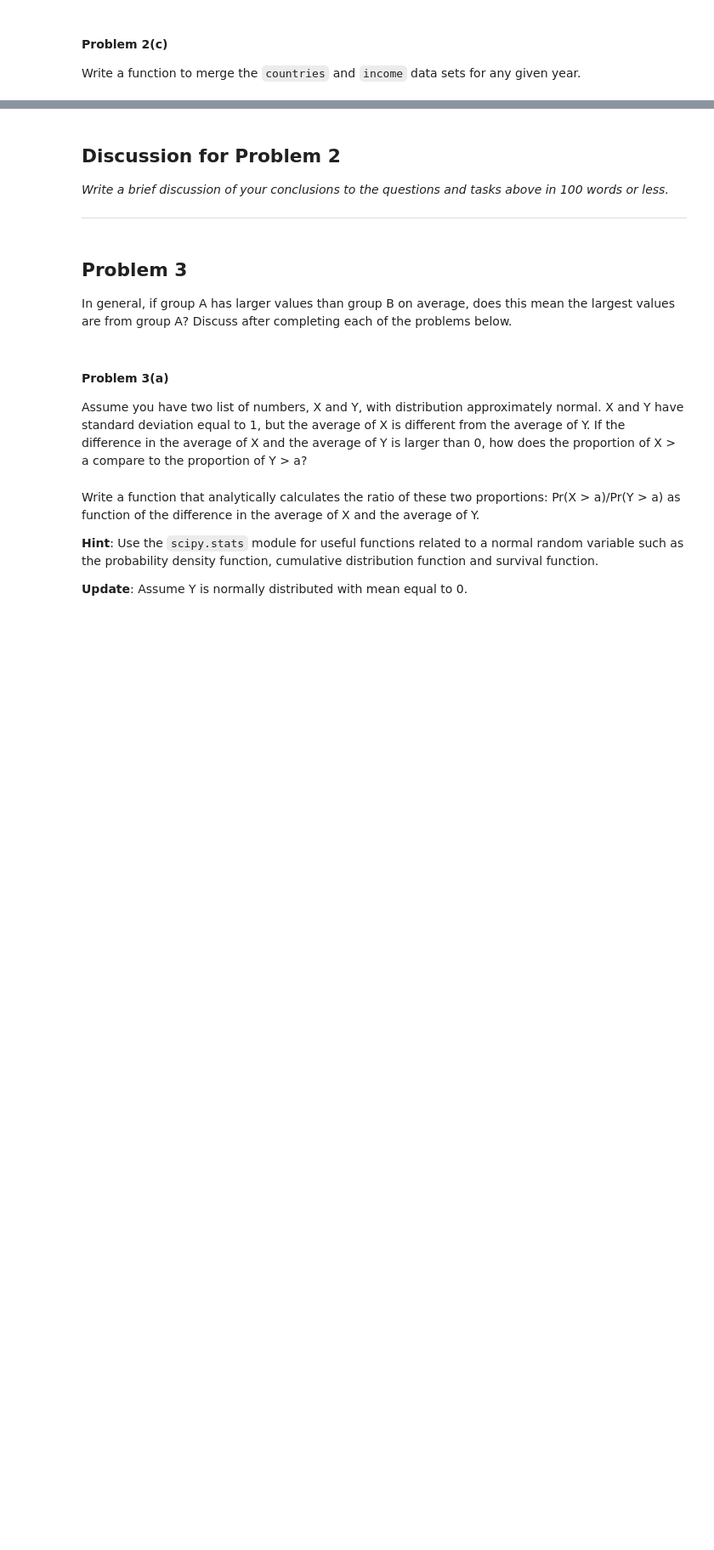
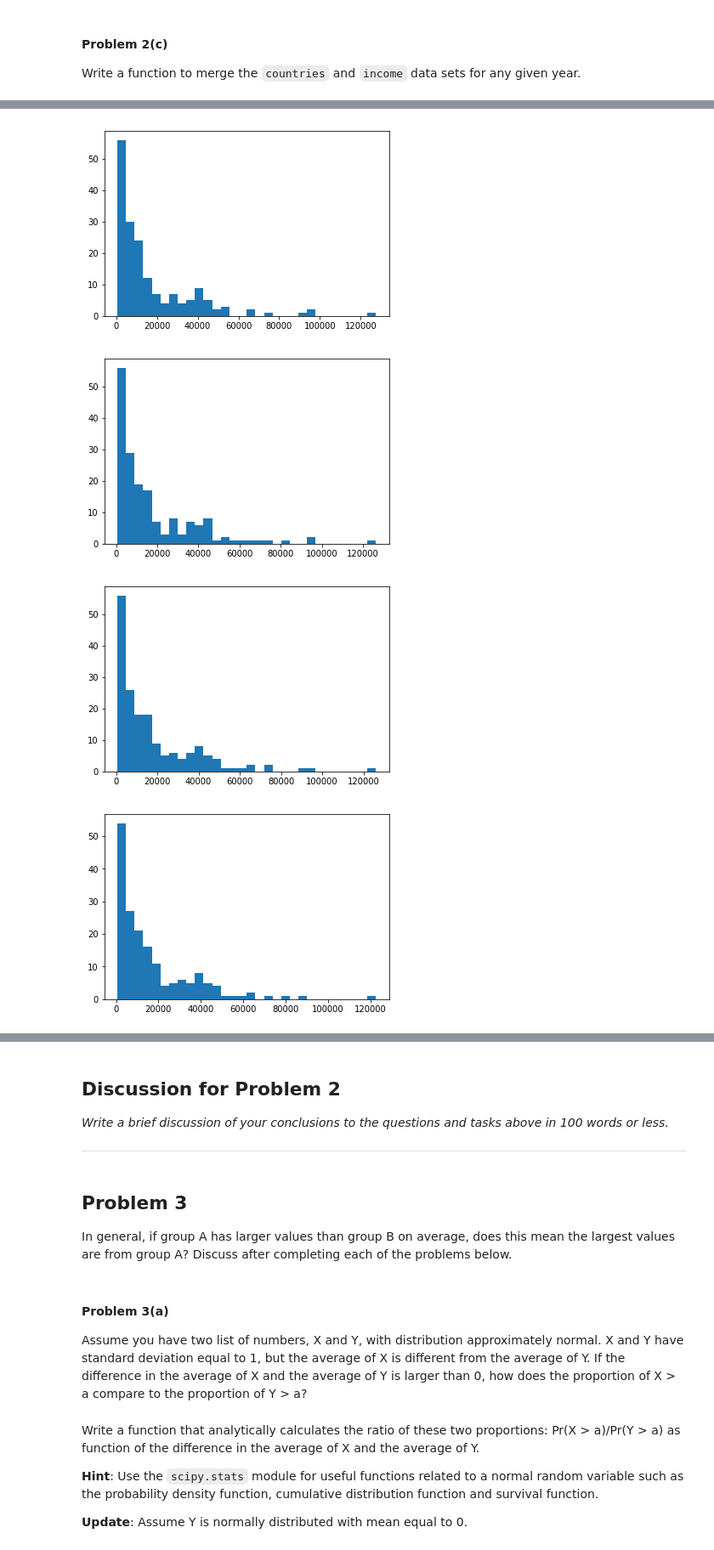
Before and after one commit to suicideBomber1/CS-109, a Jupyter notebook: HW1/HW1.ipynb, the cells around one changed output, grey strips where cells are left out. Shown: that part at 85% size. Saved outputs shown, nothing was run; the diff lists cells and outputs as text; code cells hidden in the pictures; blank space fills up the shorter version.

```diff
--- a/HW1/HW1.ipynb
+++ b/HW1/HW1.ipynb
@@ -355,0 +462,12 @@ Use exploratory data analysis tools such as histograms and boxplots to explore t
+# %%
+for year in last10years:
+    df = mergeByYear(year)
+    income_arr = np.array(df.Income.dropna().values)
+    plt.hist(income_arr, bins=30)
+    plt.yscale('linear')
+    plt.show()
+# %% [output]
+[figure, added]
+[figure, added]
+[figure, added]
+[figure, added]
```
Also changed, not shown: parts of 18 cells of this notebook.
